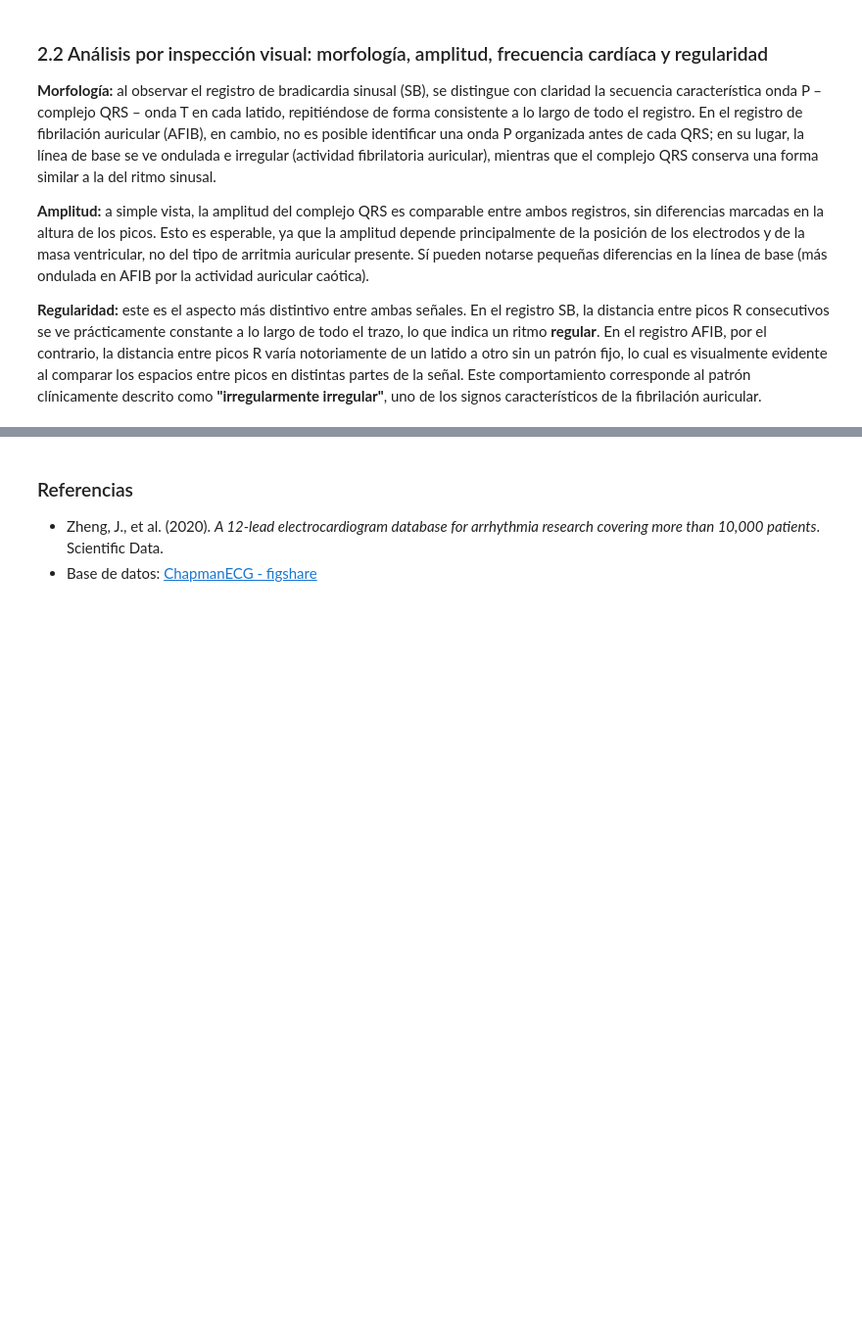
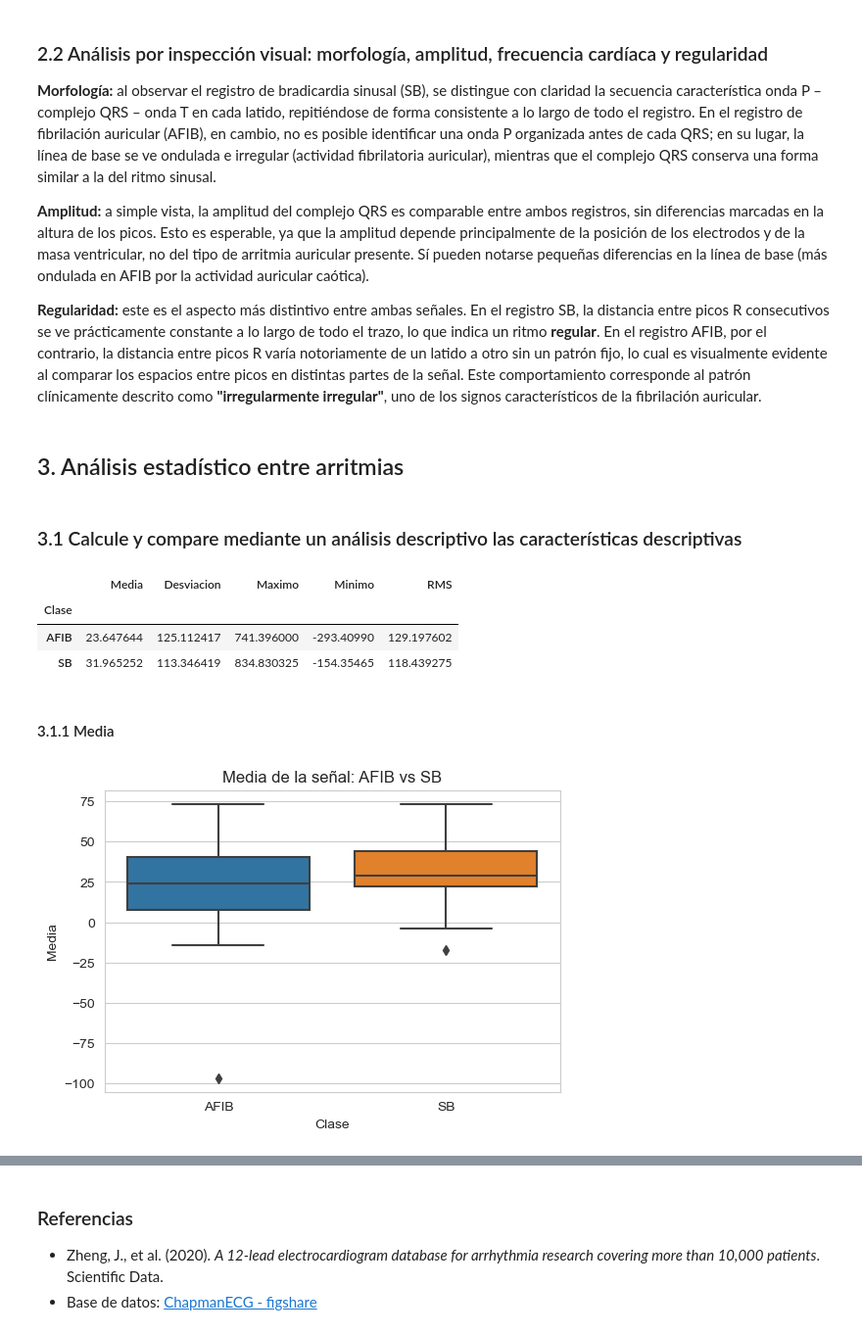
Before and after one commit to Lauren0407/Biosenales-LaurenCordero-AlmaOlea, a Jupyter notebook: Practica_2_parte 2/Taller2_parte2.ipynb, the cells around one changed output, grey strips where cells are left out. Shown at 98% size. Saved outputs shown, nothing was run; the diff lists cells and outputs as text; code cells hidden in the pictures; blank space fills up the shorter version.

```diff
--- a/Practica_2_parte 2/Taller2_parte2.ipynb
+++ b/Practica_2_parte 2/Taller2_parte2.ipynb
@@ -12,12 +12,13 @@ import pandas as pd
 import matplotlib.pyplot as plt
 import seaborn as sns
 from scipy.signal import find_peaks
+from scipy import stats
 
 sns.set_style("whitegrid")
 plt.rcParams["figure.figsize"] = (12, 4)
 
 RUTA_DIAGNOSTICOS = "Diagnostics.xlsx"      # archivo de etiquetas
-RUTA_SEÑALES = r"C:\Users\corde\OneDrive\Imágenes\Escritorio\Bioseñales\Biosenales-LaurenCordero-AlmaOlea\Practica_2_parte 2\ECGDataDenoised"   # carpeta con los MUSE_*.csv
+RUTA_SEÑALES = r"C:\Users\corde\OneDrive\Imágenes\Escritorio\Bioseñales\ECGDataDenoised"  # carpeta con los MUSE_*.csv
 
 # Función auxiliar para mostrar tablas más organizadas y legibles
 def tabla_bonita(df):
@@ -305,3 +306,58 @@ picos R consecutivos se ve prácticamente constante a lo largo de todo el trazo,
 otro sin un patrón fijo, lo cual es visualmente evidente al comparar los espacios entre picos en distintas partes
 de la señal. Este comportamiento corresponde al patrón clínicamente descrito como **"irregularmente irregular"**,
 uno de los signos característicos de la fibrilación auricular.
+# %% [markdown]
+## 3. Análisis estadístico entre arritmias
+# %% [markdown]
+### 3.1 Calcule y compare mediante un análisis descriptivo las características descriptivas
+# %%
+n_muestra = 40  # cuántos sujetos tomar de cada clase
+
+# Se eligen al azar n_muestra archivos de cada clase (grupo 1 y grupo 2)
+archivos_c1 = diagnosticos[diagnosticos['Rhythm'] == clase_1].sample(n=n_muestra, random_state=42)['FileName'].tolist()
+archivos_c2 = diagnosticos[diagnosticos['Rhythm'] == clase_2].sample(n=n_muestra, random_state=42)['FileName'].tolist()
+
+# Aquí vamos a ir guardando los resultados de cada archivo
+lista_datos = []
+
+# Función que calcula las 5 características de UNA señal
+def calcular_caract(nombre_archivo, clase):
+    señal = cargar_señal(nombre_archivo)[lead].values.astype(float)
+
+    media = np.mean(señal)
+    desviacion = np.std(señal)
+    maximo = np.max(señal)
+    minimo = np.min(señal)
+    rms = np.sqrt(np.mean(señal**2))
+
+    return [nombre_archivo, clase, media, desviacion, maximo, minimo, rms]
+
+# Recorremos los archivos del grupo 1 y guardamos sus datos
+for archivo in archivos_c1:
+    datos = calcular_caract(archivo, clase_1)
+    lista_datos.append(datos)
+
+# Recorremos los archivos del grupo 2 y guardamos sus datos
+for archivo in archivos_c2:
+    datos = calcular_caract(archivo, clase_2)
+    lista_datos.append(datos)
+
+# Convertimos la lista en una tabla (DataFrame)
+df_caract = pd.DataFrame(lista_datos, columns=['Archivo', 'Clase', 'Media', 'Desviacion', 'Maximo', 'Minimo', 'RMS'])
+# %%
+# tabla con el promedio de cada variable por grupo
+df_caract.groupby('Clase')[['Media', 'Desviacion', 'Maximo', 'Minimo', 'RMS']].mean()
+# %% [output]
+|  | Media | Desviacion | Maximo | Minimo | RMS |
+| Clase |  |  |  |  |  |
+| AFIB | 23.647644 | 125.112417 | 741.396000 | -293.40990 | 129.197602 |
+| SB | 31.965252 | 113.346419 | 834.830325 | -154.35465 | 118.439275 |
+# %% [markdown]
+#### 3.1.1 Media
+# %%
+plt.figure(figsize=(6, 4))
+sns.boxplot(data=df_caract, x='Clase', y='Media')
+plt.title('Media de la señal: AFIB vs SB')
+plt.show()
+# %% [output]
+[figure, added]
```
Also changed, not shown: parts of 28 cells of this notebook.
